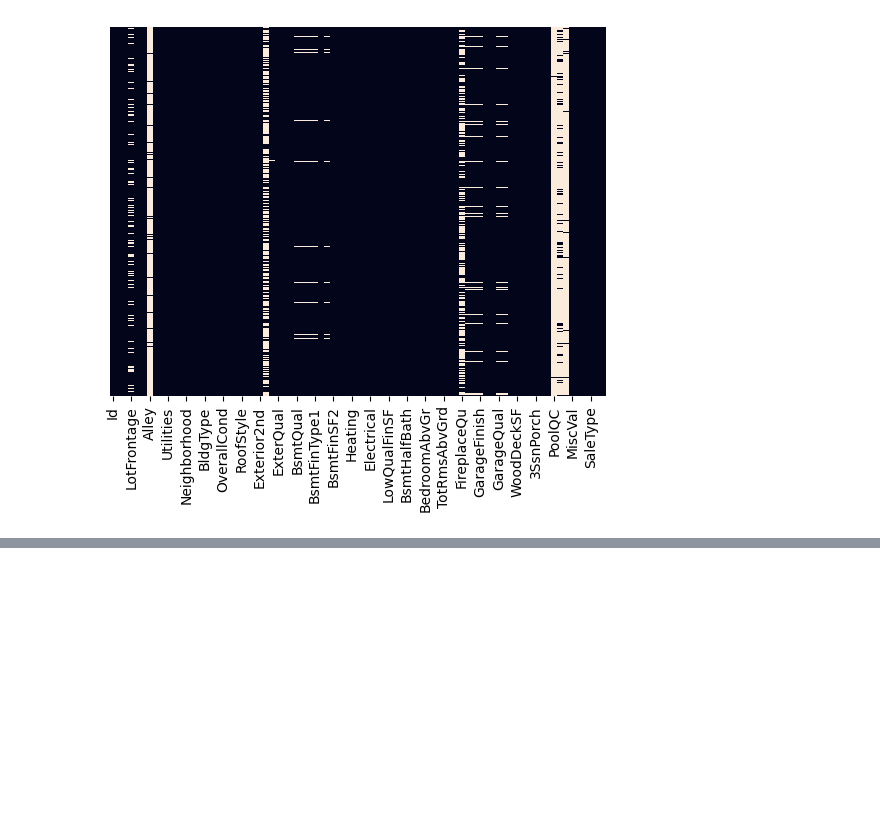
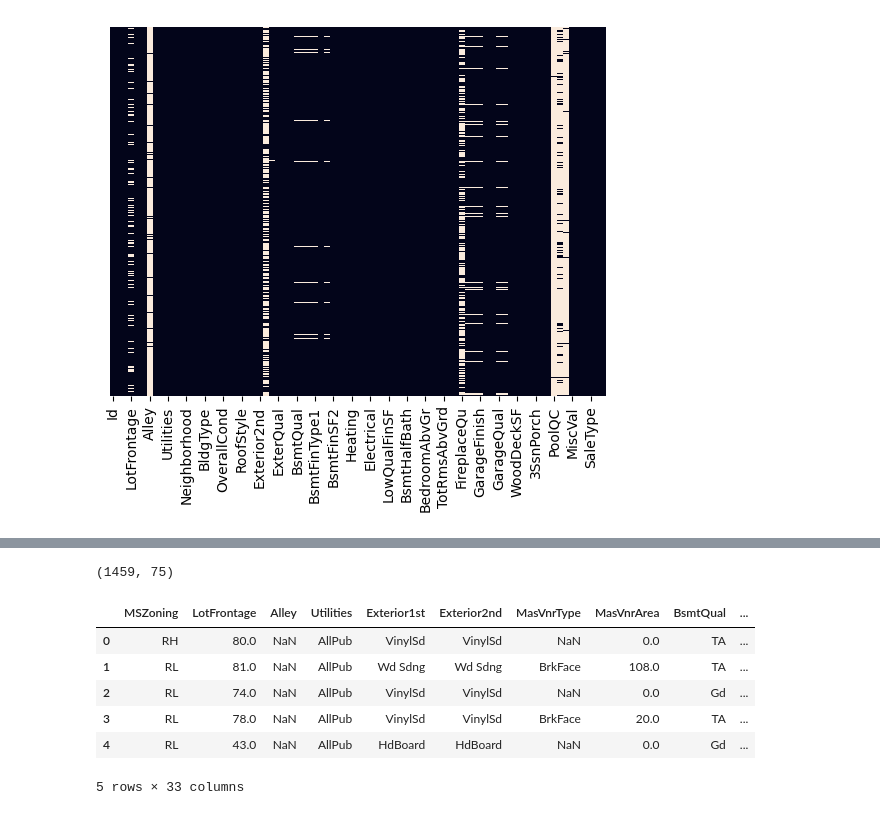
Before and after one commit to thomasspina/House-Prices, a Jupyter notebook: main.ipynb, the cells around one changed output, grey strips where cells are left out. Cells and saved outputs as stored; diff of their text form; code cells hidden in the pictures; blank space fills up the shorter version.

```diff
--- a/main.ipynb
+++ b/main.ipynb
@@ -47,0 +188,56 @@ sns.heatmap(df.isnull(),yticklabels=False,cbar=False)
+# %%
+# handle missing for training data
+df.drop(['Id'], axis=1, inplace=True)
+
+# fill lot frontage with mean lot frontage
+df['LotFrontage'] = df['LotFrontage'].fillna(df['LotFrontage'].mean())
+
+# since we have so few houses with alleys, we drop them
+df.drop(['Alley'], axis=1, inplace=True)
+category_cols.remove('Alley')
+
+
+# usually built at the same time as the house (minimal impact)
+df.drop(['GarageYrBlt'], axis=1, inplace=True)
+numeric_cols.remove('GarageYrBlt')
+
+
+# we have so few PoolQC, Fence and MiscFeature that it's not worth keeping in here
+df.drop(['PoolQC','Fence','MiscFeature'], axis=1, inplace=True)
+category_cols.remove('PoolQC')
+category_cols.remove('Fence')
+category_cols.remove('MiscFeature')
+
+
+
+# these are categorical so we can't do an average. So the mode is the next best thing
+df['BsmtCond'] = df['BsmtCond'].fillna(df['BsmtCond'].mode()[0])
+df['BsmtQual'] = df['BsmtQual'].fillna(df['BsmtQual'].mode()[0])
+df['FireplaceQu'] = df['FireplaceQu'].fillna(df['FireplaceQu'].mode()[0])
+df['GarageType'] = df['GarageType'].fillna(df['GarageType'].mode()[0])
+df['GarageFinish'] = df['GarageFinish'].fillna(df['GarageFinish'].mode()[0])
+df['GarageQual'] = df['GarageQual'].fillna(df['GarageQual'].mode()[0])
+df['GarageCond'] = df['GarageCond'].fillna(df['GarageCond'].mode()[0])
+df['MasVnrType'] = df['MasVnrType'].fillna(df['MasVnrType'].mode()[0])
+df['BsmtExposure'] = df['BsmtExposure'].fillna(df['BsmtExposure'].mode()[0])
+df['BsmtFinType1'] = df['BsmtFinType1'].fillna(df['BsmtFinType1'].mode()[0])
+df['BsmtFinType2'] = df['BsmtFinType2'].fillna(df['BsmtFinType2'].mode()[0])
+
+# mode instead of average since Areas are often standard
+df['MasVnrArea'] = df['MasVnrArea'].fillna(df['MasVnrArea'].mode()[0])
+
+df.dropna(inplace=True) # should be only one row dropped
+df.shape
+# %% [output]
+(1459, 75)
+# %%
+# check which columns have missing values in the test data
+test_df.loc[:, test_df.isnull().any()].head()
+# %% [output]
+|  | MSZoning | LotFrontage | Alley | Utilities | Exterior1st | Exterior2nd | MasVnrType | MasVnrArea | BsmtQual | ... |
+| 0 | RH | 80.0 | NaN | AllPub | VinylSd | VinylSd | NaN | 0.0 | TA | ... |
+| 1 | RL | 81.0 | NaN | AllPub | Wd Sdng | Wd Sdng | BrkFace | 108.0 | TA | ... |
+| 2 | RL | 74.0 | NaN | AllPub | VinylSd | VinylSd | NaN | 0.0 | Gd | ... |
+| 3 | RL | 78.0 | NaN | AllPub | VinylSd | VinylSd | BrkFace | 20.0 | TA | ... |
+| 4 | RL | 43.0 | NaN | AllPub | HdBoard | HdBoard | NaN | 0.0 | Gd | ... |
+5 rows × 33 columns
```
Also changed, not shown: parts of 13 cells of this notebook.
